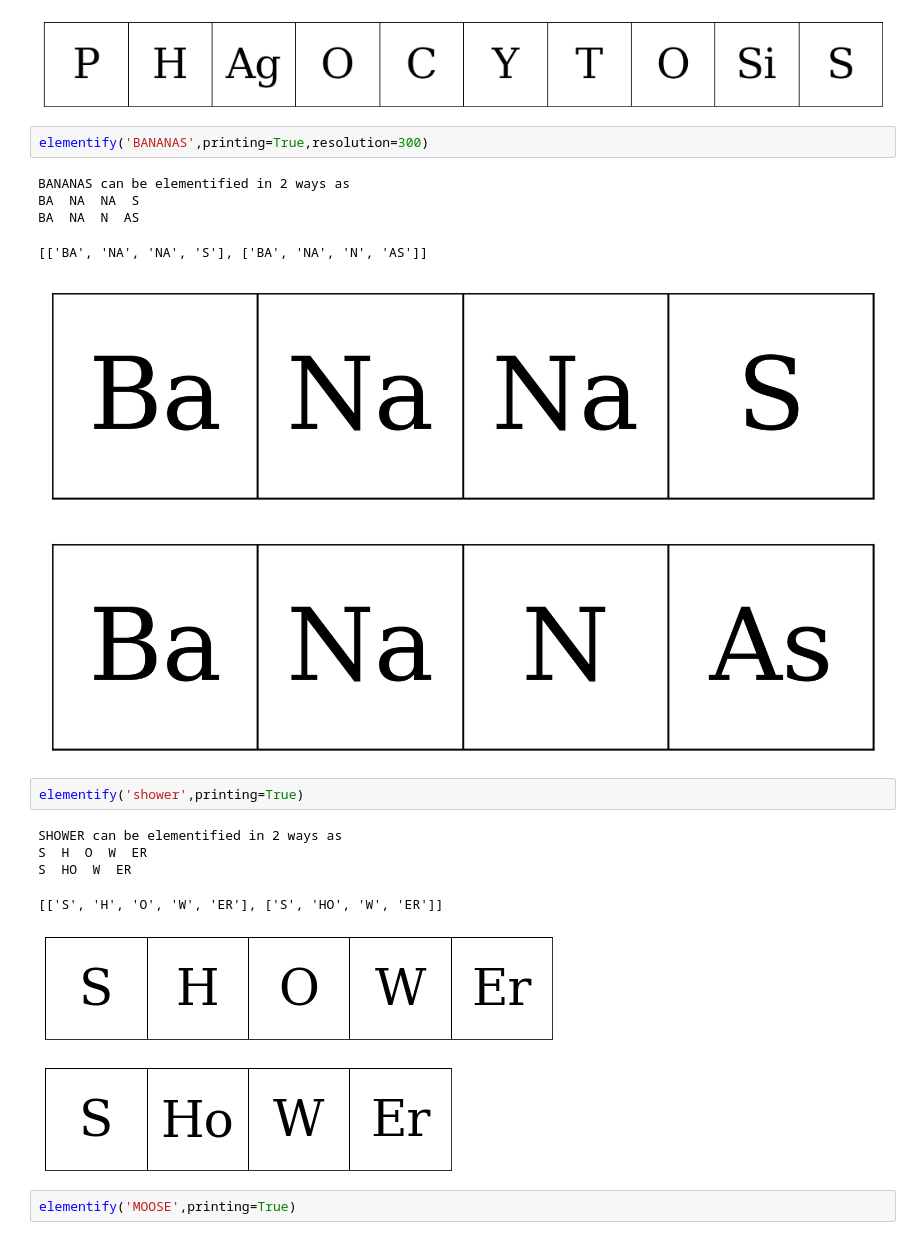
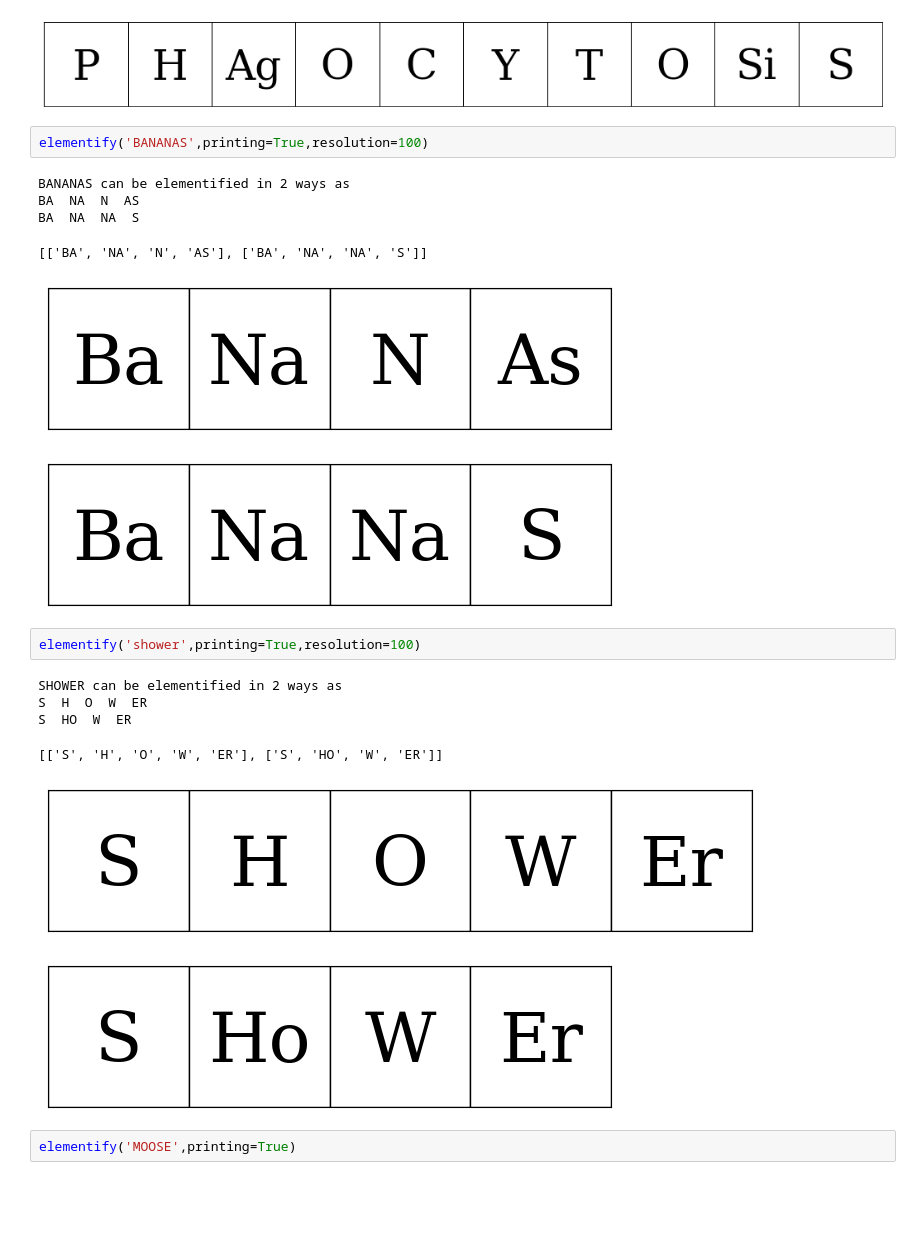
Before and after one commit to darrenjhsu/Elementify, a Jupyter notebook: Elementify.ipynb, the cells around one changed output. Saved outputs shown, nothing was run; the diff lists cells and outputs as text; blank space fills up the shorter version.

```diff
--- a/Elementify.ipynb
+++ b/Elementify.ipynb
@@ -152,23 +202,23 @@ P  H  AG  O  C  Y  T  O  SI  S
 [figure]
 [figure]
 # %%
-elementify('BANANAS',printing=True,resolution=300)
+elementify('BANANAS',printing=True,resolution=100)
 # %% [output]
 BANANAS can be elementified in 2 ways as
+BA  NA  N  AS
 BA  NA  NA  S
-BA  NA  N  AS
-[['BA', 'NA', 'NA', 'S'], ['BA', 'NA', 'N', 'AS']]
+[['BA', 'NA', 'N', 'AS'], ['BA', 'NA', 'NA', 'S']]
-[figure, old version]
+[figure, new version]
-[figure, old version]
+[figure, new version]
 # %%
-elementify('shower',printing=True)
+elementify('shower',printing=True,resolution=100)
 # %% [output]
 SHOWER can be elementified in 2 ways as
 S  H  O  W  ER
 S  HO  W  ER
 [['S', 'H', 'O', 'W', 'ER'], ['S', 'HO', 'W', 'ER']]
-[figure, old version]
+[figure, new version]
-[figure, old version]
+[figure, new version]
 # %%
 elementify('MOOSE',printing=True)
 # %% [output]
```
Also changed, not shown: parts of 6 cells of this notebook.
